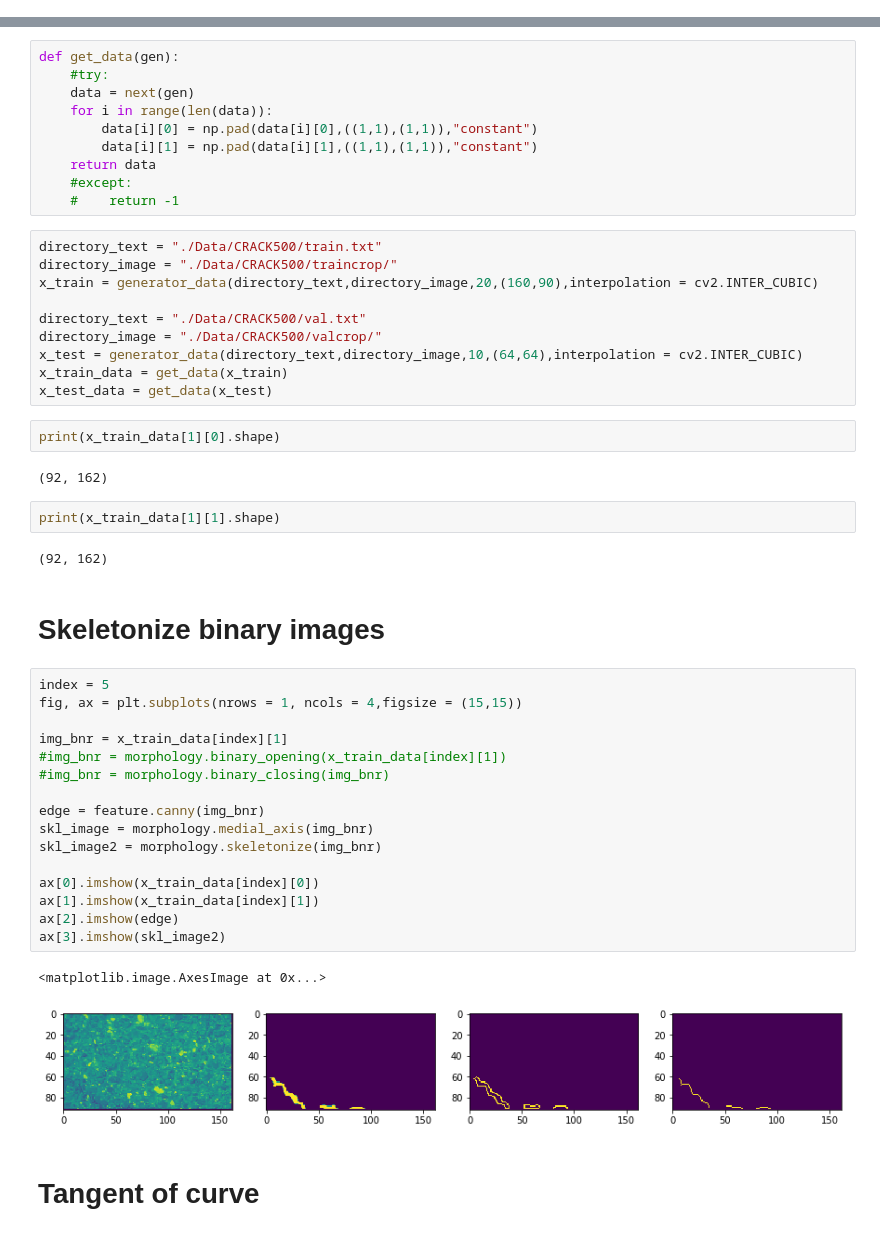
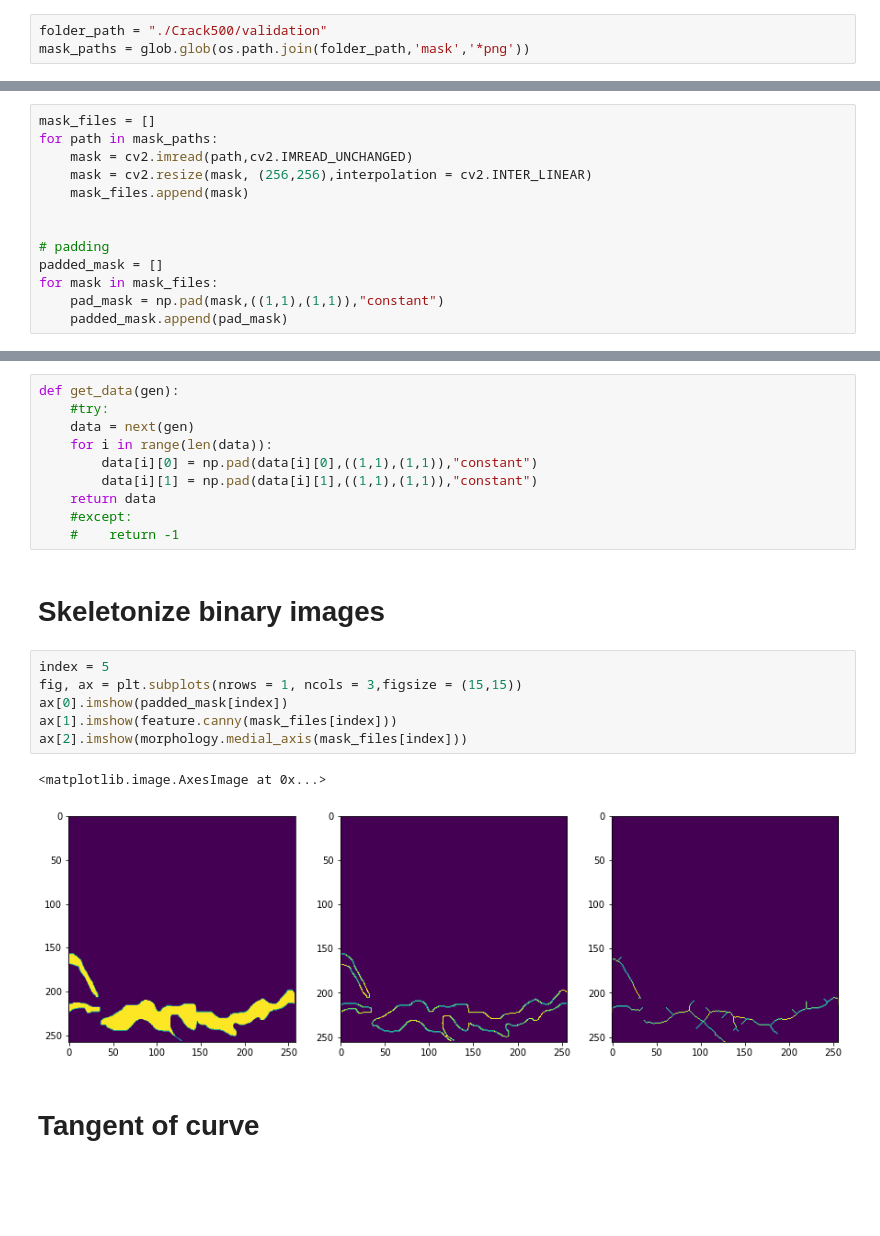
Before and after one commit to thanhtung48c/autonomous_crack_detection_and_quantification, a Jupyter notebook: utils.ipynb, the cells around one changed output, grey strips where cells are left out. Drawn from its saved outputs; the diff is of its cells as text; blank space fills up the shorter version.

```diff
--- a/utils.ipynb
+++ b/utils.ipynb
@@ -21,2 +13,5 @@ plt.imshow(img)
 # %% [markdown]
 # Import images from Crack500 dataset
+# %%
+folder_path = "./Crack500/validation"
+mask_paths = glob.glob(os.path.join(folder_path,'mask','*png'))
@@ -22,0 +26,13 @@ plt.imshow(img)
+# %%
+mask_files = []
+for path in mask_paths:
+    mask = cv2.imread(path,cv2.IMREAD_UNCHANGED)
+    mask = cv2.resize(mask, (256,256),interpolation = cv2.INTER_LINEAR)
+    mask_files.append(mask)
+
+
+# padding
+padded_mask = []
+for mask in mask_files:
+    pad_mask = np.pad(mask,((1,1),(1,1)),"constant")
+    padded_mask.append(pad_mask)
@@ -85,45 +105,17 @@ def get_data(gen):
     return data
     #except:
     #    return -1
-# %%
-directory_text = "./Data/CRACK500/train.txt"
-directory_image = "./Data/CRACK500/traincrop/"
-x_train = generator_data(directory_text,directory_image,20,(160,90),interpolation = cv2.INTER_CUBIC)
-
-directory_text = "./Data/CRACK500/val.txt"
-directory_image = "./Data/CRACK500/valcrop/"
-x_test = generator_data(directory_text,directory_image,10,(64,64),interpolation = cv2.INTER_CUBIC)
-x_train_data = get_data(x_train)
-x_test_data = get_data(x_test)
-# %%
-print(x_train_data[1][0].shape)
-# %% [output]
-(92, 162)
-# %%
-print(x_train_data[1][1].shape)
-# %% [output]
-(92, 162)
 # %% [markdown]
 # Skeletonize binary images
 # %%
 index = 5
-fig, ax = plt.subplots(nrows = 1, ncols = 4,figsize = (15,15))
-
-img_bnr = x_train_data[index][1]
-#img_bnr = morphology.binary_opening(x_train_data[index][1])
-#img_bnr = morphology.binary_closing(img_bnr)
-
-edge = feature.canny(img_bnr)
-skl_image = morphology.medial_axis(img_bnr)
-skl_image2 = morphology.skeletonize(img_bnr)
-
-ax[0].imshow(x_train_data[index][0])
-ax[1].imshow(x_train_data[index][1])
-ax[2].imshow(edge)
-ax[3].imshow(skl_image2)
+fig, ax = plt.subplots(nrows = 1, ncols = 3,figsize = (15,15))
+ax[0].imshow(padded_mask[index])
+ax[1].imshow(feature.canny(mask_files[index]))
+ax[2].imshow(morphology.medial_axis(mask_files[index]))
 # %% [output]
 <matplotlib.image.AxesImage at 0x...>
-[figure, old version]
+[figure, new version]
 # %% [markdown]
 # Tangent of curve
 # %%
```
Also changed, not shown: parts of 18 cells of this notebook.
